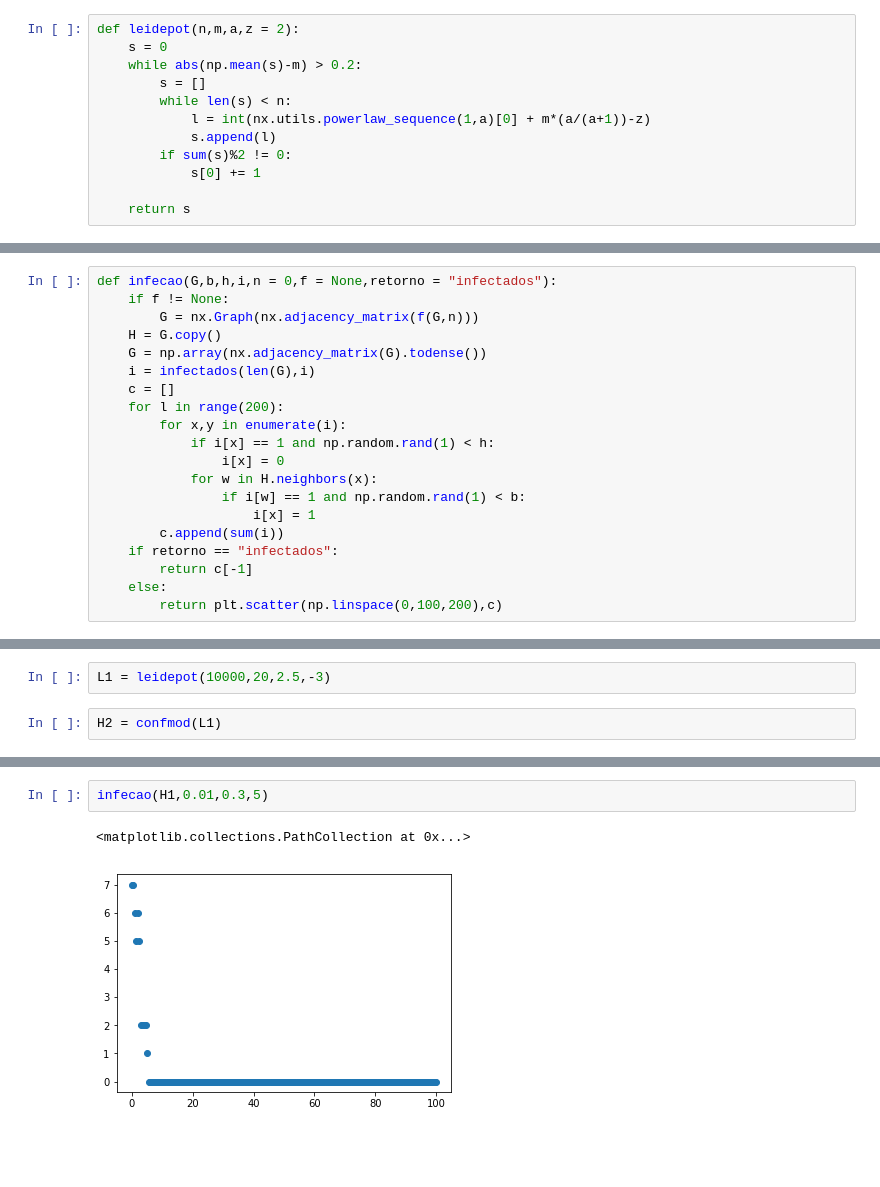
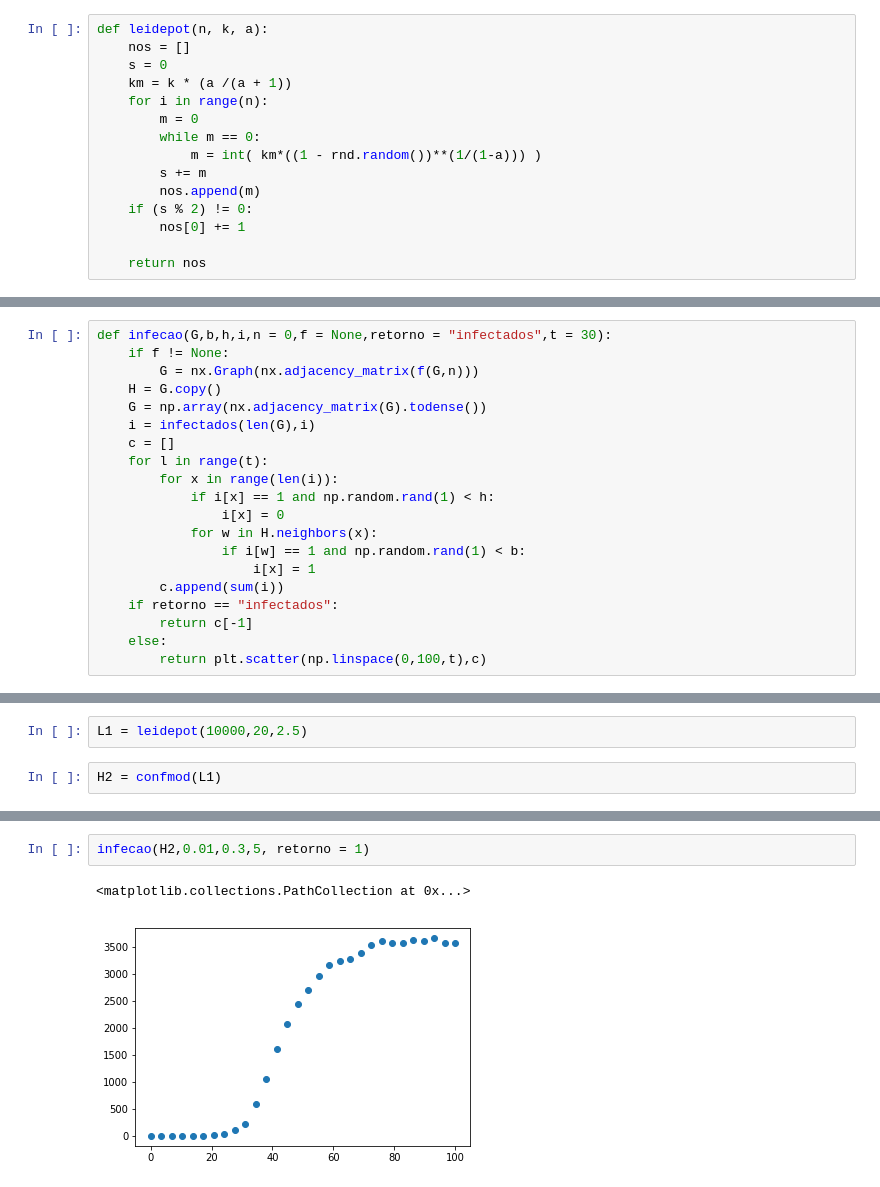
Before and after one commit to pedrodall/Redes_Complexas, a Jupyter notebook: Redes_Complexas.ipynb, the cells around one changed output, grey strips where cells are left out. Drawn from its saved outputs; the diff is of its cells as text; blank space fills up the shorter version.

```diff
--- a/Redes_Complexas.ipynb
+++ b/Redes_Complexas.ipynb
@@ -33,17 +23,20 @@ def confmod(k):
 # %% [markdown]
 segundo, vamos construir uma sequencia de nós que segue uma lei de potencia:
-# %%
-def leidepot(n,m,a,z = 2):
-    s = 0
-    while abs(np.mean(s)-m) > 0.2:
-        s = []
-        while len(s) < n:
-            l = int(nx.utils.powerlaw_sequence(1,a)[0] + m*(a/(a+1))-z)
-            s.append(l)
-        if sum(s)%2 != 0:
-            s[0] += 1
-
-    return s
+# %%
+def leidepot(n, k, a):
+    nos = []
+    s = 0
+    km = k * (a /(a + 1))
+    for i in range(n):
+        m = 0
+        while m == 0:
+            m = int( km*((1 - rnd.random())**(1/(1-a))) )
+        s += m
+        nos.append(m)
+    if (s % 2) != 0:
+        nos[0] += 1
+
+    return nos
 # %% [markdown]
 ex 1:
 # %%
@@ -141,15 +136,15 @@ def vizinhos(G,i):
 # %% [markdown]
 o motor que espalhara a epidemia sera dado por:
 # %%
-def infecao(G,b,h,i,n = 0,f = None,retorno = "infectados"):
+def infecao(G,b,h,i,n = 0,f = None,retorno = "infectados",t = 30):
     if f != None:
         G = nx.Graph(nx.adjacency_matrix(f(G,n)))
     H = G.copy()
     G = np.array(nx.adjacency_matrix(G).todense())
     i = infectados(len(G),i)
     c = []
-    for l in range(200):
-        for x,y in enumerate(i):
+    for l in range(t):
+        for x in range(len(i)):
             if i[x] == 1 and np.random.rand(1) < h:
                 i[x] = 0
             for w in H.neighbors(x):
@@ -159,7 +154,7 @@ def infecao(G,b,h,i,n = 0,f = None,retorno = "infectados"):
     if retorno == "infectados":
         return c[-1]
     else:
-        return plt.scatter(np.linspace(0,100,200),c)
+        return plt.scatter(np.linspace(0,100,t),c)
 # %% [markdown]
 vamos nos preocupar em simular a imunizacao da rede, para isso criamos as seguintes funcoes:
 
@@ -217,5 +219,5 @@ infecao(H1,0.02,0.5,5)
 # %%
-L1 = leidepot(10000,20,2.5,-3)
+L1 = leidepot(10000,20,2.5)
 # %%
 H2 = confmod(L1)
 # %%
@@ -231,5 +233,5 @@ infecao(H2,0.01,0.2,5)
 # %%
-infecao(H1,0.01,0.3,5)
+infecao(H2,0.01,0.3,5, retorno = 1)
 # %% [output]
 <matplotlib.collections.PathCollection at 0x...>
-[figure, old version]
+[figure, new version]
```
Also changed, not shown: parts of 14 cells of this notebook.
